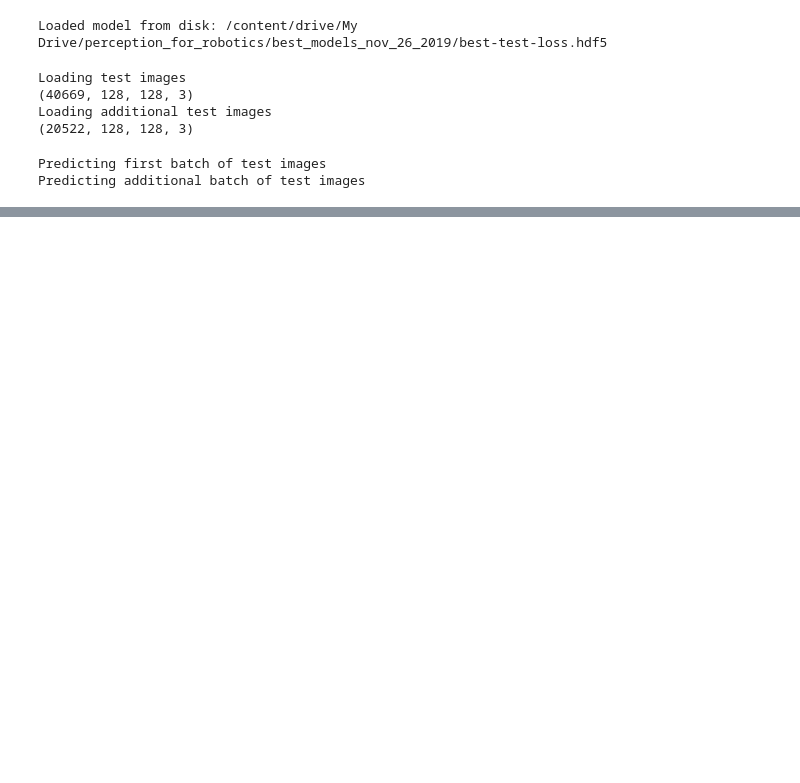
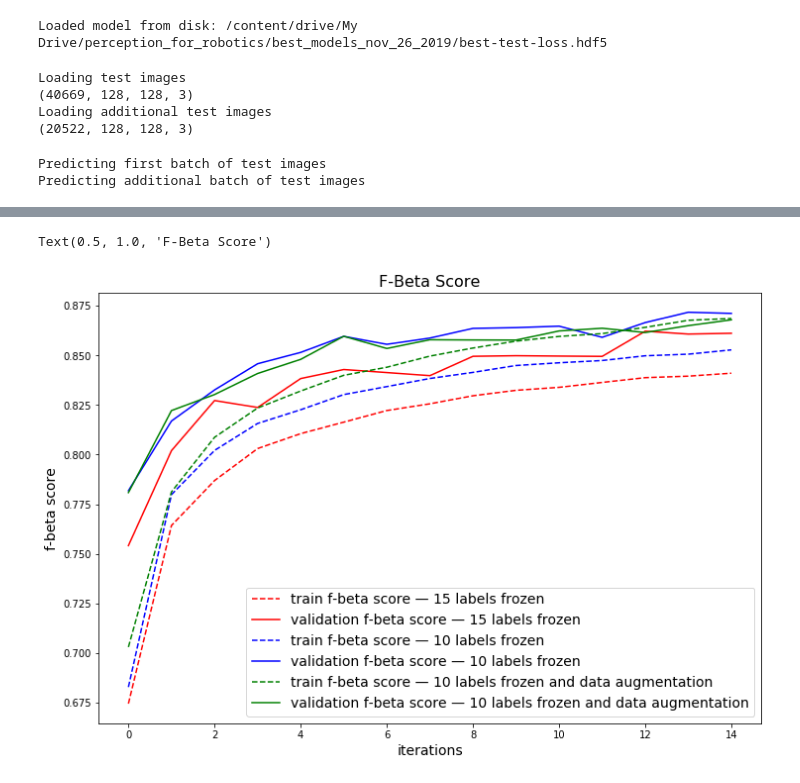
Before and after one commit to frcordovad/planet-understanding-the-amazon-from-space, a Jupyter notebook: Francisco_Cordova_Final_Project_AER1515_Perception_for_Robotics.ipynb, the cells around one changed output, grey strips where cells are left out. Cells and saved outputs as stored; diff of their text form; code cells hidden in the pictures; blank space fills up the shorter version.

```diff
--- a/Francisco_Cordova_Final_Project_AER1515_Perception_for_Robotics.ipynb
+++ b/Francisco_Cordova_Final_Project_AER1515_Perception_for_Robotics.ipynb
@@ -358,0 +393,24 @@ display_images(image_paths, image_titles, columns=4)
+# %%
+import matplotlib.pyplot as plt
+fig = plt.figure(figsize=(12, 8))
+ax = plt.axes()
+
+f5 =  [0.6744964026512872, 0.7642973023052462, 0.7869195123355772, 0.8030601683760186, 0.8105864497873546, 0.8163644895575466, 0.8222168015954102, 0.8256175872550474, 0.8296605417857583, 0.8324129080885992, 0.8339003559288071, 0.8363757768151873, 0.8387884864904734, 0.8395370185112268, 0.841040611784568]
+fv5 = [0.754159044842475, 0.8020182011626926, 0.8272552253857589, 0.8237701838195559, 0.8383354676570817, 0.8428850126831899, 0.8413562415773846, 0.8397949170689338, 0.8495432685800535, 0.8498436120658995, 0.8496547401815221, 0.8495080673647493, 0.8621930171378517, 0.8607626552638329, 0.8611540675006208]
+f10 = [0.6828647415474313, 0.7798513376378331, 0.8021149959937803, 0.8157082634142978, 0.8226195126987543, 0.8302569343632694, 0.8342789399512381, 0.8383709012084228, 0.8414464709597625, 0.844910400850297, 0.8462819923373448, 0.8474238709143825, 0.8498085144358336, 0.8506247456266869, 0.852774873813961]
+fv10 = [0.7818218585844882, 0.8169398139745037, 0.8325980692041721, 0.8457993057719646, 0.851512383645074, 0.859600336105613, 0.8555909070886957, 0.858741852134584, 0.8636204556357091, 0.864004020948498, 0.8647297722862958, 0.8591047968317869, 0.8665558144509086, 0.8717345825454149, 0.8711601443127367]
+fa = [0.7030251258997684, 0.7812277360801367, 0.8087293196149409, 0.8235006011497917, 0.8320549789845723, 0.8399699775487295, 0.8440385584038613, 0.8496416217985872, 0.853723783591489, 0.8571888825702819, 0.8595693191839143, 0.8609892742373397, 0.8641466057866428, 0.8676925083769258, 0.8686030440635943]
+fva = [0.7808573994397803, 0.8222148815005508, 0.8302767519423142, 0.8408898241592176, 0.8480082123647095, 0.8596446325656454, 0.8534976983730029, 0.8578959029653798, 0.8577864089188054, 0.8577316585579723, 0.8623167493911914, 0.8636905977377307, 0.8615270164330172, 0.8649942540368544, 0.8679376989799369]
+ax.plot(f5, color='red', linestyle='dashed', label="train f-beta score — 15 labels frozen");
+ax.plot(fv5, color='red', label="validation f-beta score — 15 labels frozen");
+ax.plot(f10, color='blue', linestyle='dashed', label="train f-beta score — 10 labels frozen");
+ax.plot(fv10, color='blue', label="validation f-beta score — 10 labels frozen");
+ax.plot(fa, color='green', linestyle='dashed', label="train f-beta score — 10 labels frozen and data augmentation");
+ax.plot(fva, color='green', label="validation f-beta score — 10 labels frozen and data augmentation");
+ax.set_xlabel('iterations', fontsize=14)
+ax.set_ylabel('f-beta score', fontsize=14)
+ax.legend(prop={"size":14})
+ax.set_title('F-Beta Score', fontsize=16)
+# %% [output]
+Text(0.5, 1.0, 'F-Beta Score')
+[figure, added]
```
Also changed, not shown: parts of 10 cells of this notebook.
